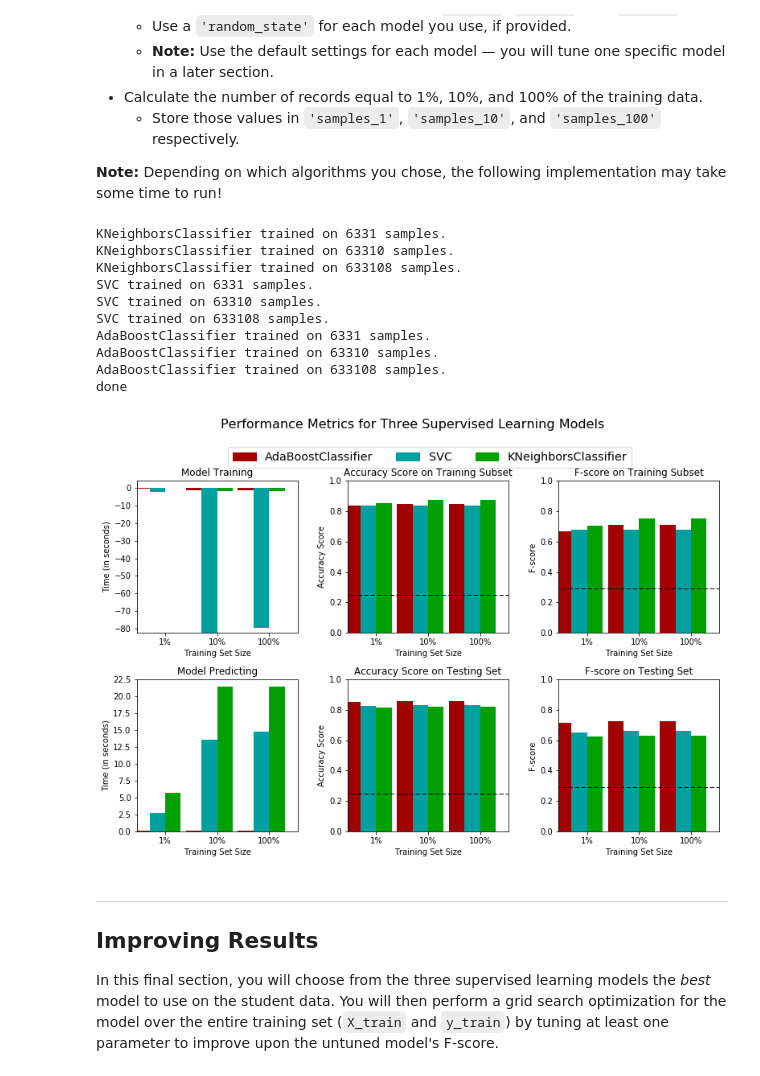
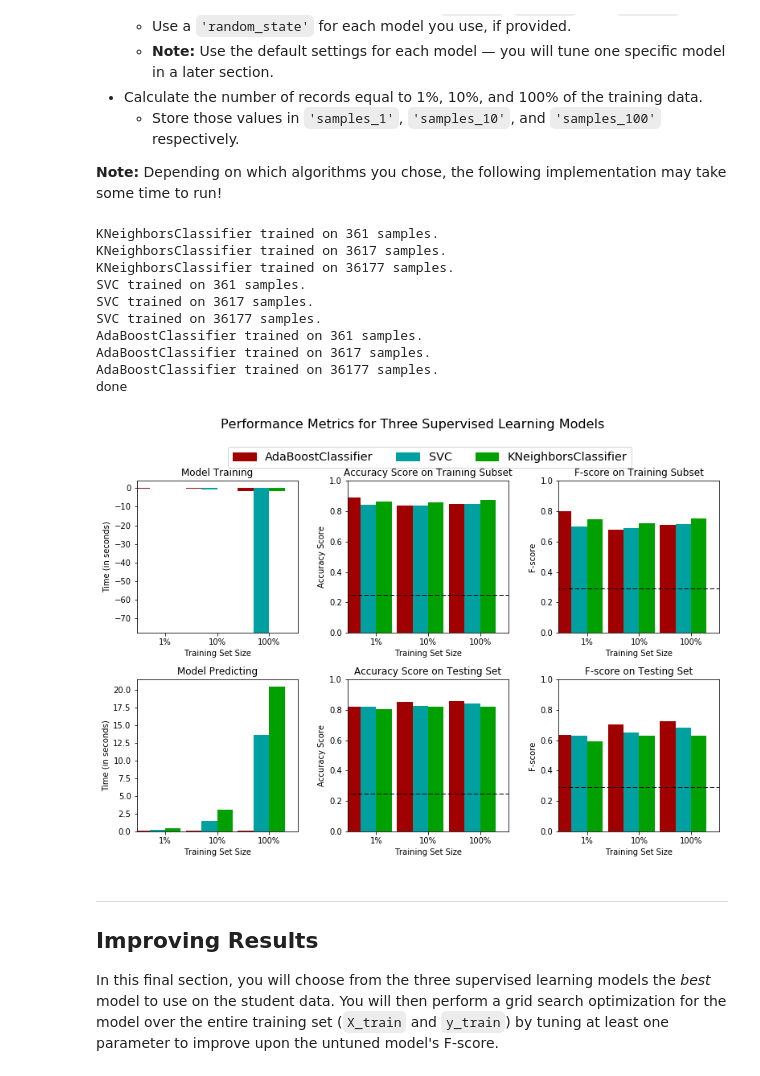
Before and after one commit to IsaacWallis/udacity_machine_learning, a Jupyter notebook: finding_donors/finding_donors.ipynb, the cells around one changed output. Drawn from its saved outputs; the diff is of its cells as text; code cells hidden in the pictures.

```diff
--- a/finding_donors/finding_donors.ipynb
+++ b/finding_donors/finding_donors.ipynb
@@ -324,44 +325,44 @@ In the code cell, you will need to implement the following:
 # %%
 # TODO: Import the three supervised learning models from sklearn
 from sklearn.neighbors import KNeighborsClassifier
 from sklearn.svm import SVC
 from sklearn.ensemble import AdaBoostClassifier
 
 # TODO: Initialize the three models
 clf_A = KNeighborsClassifier()
-clf_B = SVC()
-clf_C = AdaBoostClassifier()
+clf_B = SVC(10, random_state = 20)
+clf_C = AdaBoostClassifier(random_state = 0)
 
 # TODO: Calculate the number of samples for 1%, 10%, and 100% of the training data
-samples_1 = int(n_records * .01)
-samples_10 = int(n_records * .1)
-samples_100 = n_records
+samples_1 = int(X_train.shape[0] * .01)
+samples_10 = int(X_train.shape[0] * .1)
+samples_100 = X_train.shape[0]
 
 # Collect results on the learners
 results = {}
 #for clf in [clf_A]:
 
 for clf in [clf_A, clf_B, clf_C]:
     clf_name = clf.__class__.__name__
     results[clf_name] = {}
     for i, samples in enumerate([samples_1, samples_10, samples_100]):
         results[clf_name][i] = train_predict(clf, samples, X_train, y_train, X_test, y_test)
 
 print "done"
 # Run metrics visualization for the three supervised learning models chosen
 vs.evaluate(results, accuracy, fscore)
 # %% [output]
-KNeighborsClassifier trained on 6331 samples.
-KNeighborsClassifier trained on 63310 samples.
-KNeighborsClassifier trained on 633108 samples.
-SVC trained on 6331 samples.
-SVC trained on 63310 samples.
-SVC trained on 633108 samples.
-AdaBoostClassifier trained on 6331 samples.
-AdaBoostClassifier trained on 63310 samples.
-AdaBoostClassifier trained on 633108 samples.
+KNeighborsClassifier trained on 361 samples.
+KNeighborsClassifier trained on 3617 samples.
+KNeighborsClassifier trained on 36177 samples.
+SVC trained on 361 samples.
+SVC trained on 3617 samples.
+SVC trained on 36177 samples.
+AdaBoostClassifier trained on 361 samples.
+AdaBoostClassifier trained on 3617 samples.
+AdaBoostClassifier trained on 36177 samples.
 done
-[figure, old version]
+[figure, new version]
 # %% [markdown]
 ----
 ## Improving Results
```
Also changed, not shown: parts of 4 cells of this notebook, 2 other files.
